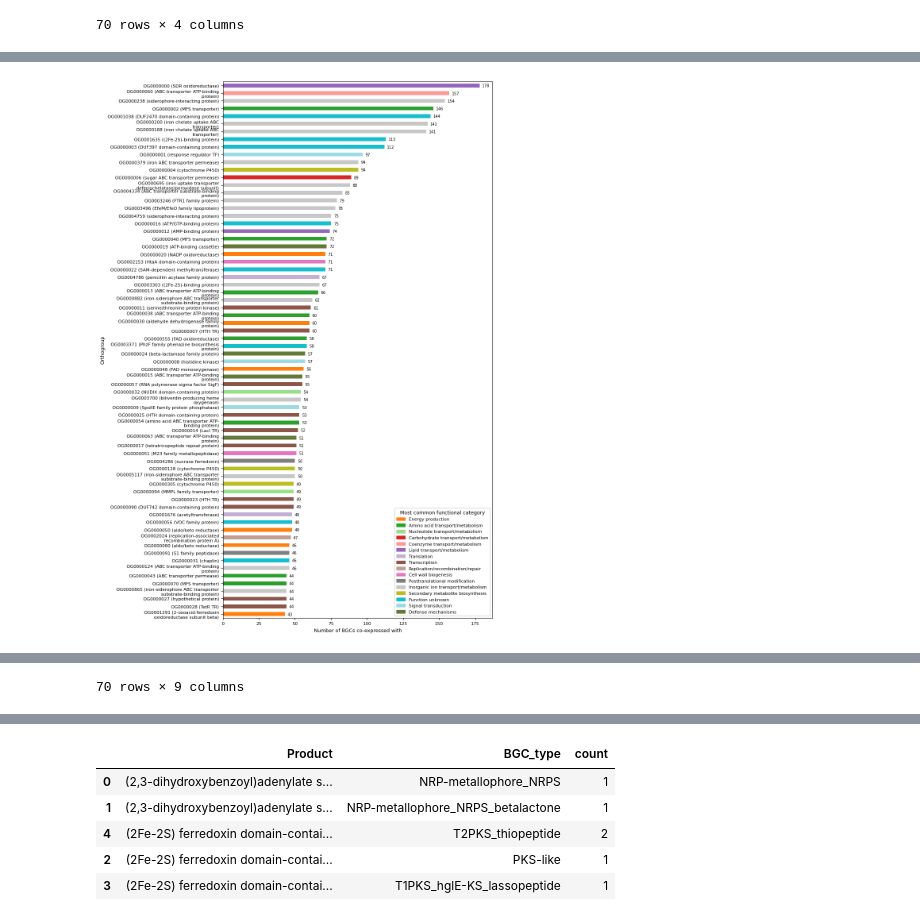
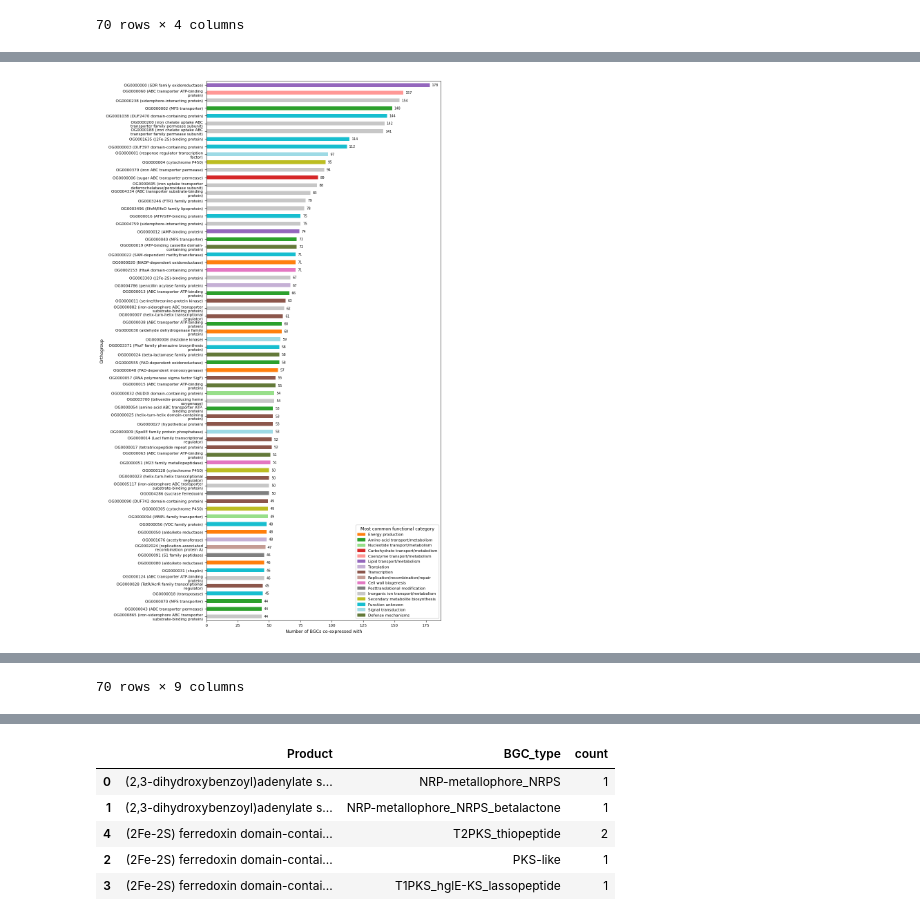
Before and after one commit to arudenko-2025/RNA-Seq-actinomycetota-data-analysis, a Jupyter notebook: jupyter_notebooks/13_iterative_WGCNA_summary_figures.ipynb, the cells around one changed output, grey strips where cells are left out. Cells and saved outputs as stored; diff of their text form; code cells hidden in the pictures.

```diff
--- a/jupyter_notebooks/13_iterative_WGCNA_summary_figures.ipynb
+++ b/jupyter_notebooks/13_iterative_WGCNA_summary_figures.ipynb
@@ -304,7 +338,7 @@ bad_products = {"", "-", "nan", "none", "na", "null", "<na>"}
 d = d[
     d["Product"].notna()
     & (~d["Product"].str.lower().isin(bad_products))
-    & (d["Product"].str.lower() != "hypothetical protein")
+    & (~d["Product"].str.lower().str.contains("hypothetical", na=False, regex=False))
 ].copy()
 
 # -----------------------------
@@ -499,15 +492,21 @@ og_counts
 # %%
+
 # -------------------------
 # ORTHOGROUP summary
 # -------------------------
+# Hypothetical proteins are kept for orthogroup-level summaries.
+
 orthogroup_bgc_summary = (
-    df[df["Orthogroup"].notna()]
+    orthogroup_df[
+        orthogroup_df["Orthogroup"].notna()
+        & (orthogroup_df["Orthogroup"].astype(str).str.strip() != "Singleton")
+    ]
     .groupby("Orthogroup")
     .agg(
-        n_genes=("Geneid", "count"),
+        n_genes=("Geneid", "nunique"),
         n_BGCs=("relevant_BGC_ID", "nunique"),
-        BGC_IDs=("relevant_BGC_ID", lambda x: ",".join(sorted(set(x.dropna())))),
-        BGC_types=("BGC_type", lambda x: ",".join(sorted(set(x.dropna())))),
+        BGC_IDs=("relevant_BGC_ID", lambda x: ",".join(sorted(set(x.dropna().astype(str))))),
+        BGC_types=("BGC_type", lambda x: ",".join(sorted(set(x.dropna().astype(str))))),
         BGC_type_counts=("BGC_type", bgc_type_counts),
     )
     .reset_index()
@@ -541,4 +534,5 @@ orthogroup_bgc_summary.head(50)
 # %%
+
 import pandas as pd
 import matplotlib.pyplot as plt
 import matplotlib.patches as mpatches
@@ -557,8 +551,9 @@ summary = summary[summary["Orthogroup"].astype(str).str.strip() != "Singleton"].
 # --------------------------------------------------
 # Metadata for label + color
 # IMPORTANT: use same Orthogroup-only filter as your summary block
+# Hypothetical proteins are kept here.
 # --------------------------------------------------
-meta = df[df["Orthogroup"].notna()].copy()
+meta = orthogroup_df[orthogroup_df["Orthogroup"].notna()].copy()
 meta = meta[meta["Orthogroup"].astype(str).str.strip() != "Singleton"].copy()
 
 meta["Product"] = meta["Product"].astype("string").str.strip()
@@ -568,8 +563,6 @@ meta.loc[
     meta["Product"].notna() & meta["Product"].str.lower().isin(bad_products),
     "Product"
 ] = pd.NA
-
-meta["Product_short"] = meta["Product"].replace(PRODUCT_RENAME)
 
 meta["COG1"] = (
     meta.get("COG_category", pd.Series([pd.NA] * len(meta), index=meta.index))
@@ -591,7 +584,7 @@ og_top_cog = (
 )
 
 og_top_product = (
-    meta.groupby("Orthogroup")["Product_short"]
+    meta.groupby("Orthogroup")["Product"]
         .apply(lambda s: safe_mode(s, default="unknown"))
         .reset_index(name="top_product")
 )
@@ -604,6 +597,9 @@ summary = (
 
 summary["top_COG"] = summary["top_COG"].fillna("NA")
 summary["top_product"] = summary["top_product"].fillna("unknown")
+
+# Store this annotated table for final export
+orthogroup_summary_annotated = summary.copy()
 
 # --------------------------------------------------
 # Plot top N from the summary itself
@@ -619,7 +615,7 @@ topN["OG_label"] = (
 
 bar_colors = [COG_COLOR.get(c, COG_COLOR["NA"]) for c in topN["top_COG"]]
 
-fig_h = max(7, 0.20 * len(topN))
+fig_h = max(7, 0.23 * len(topN))
 fig, ax = plt.subplots(figsize=(10, fig_h))
 
 bars = ax.barh(
@@ -644,32 +640,32 @@ for b in bars:
 
 present_cogs = list(pd.unique(topN["top_COG"]))
 handles = [
     mpatches.Patch(
         color=COG_COLOR.get(c, COG_COLOR["NA"]),
         label=COG_FULLNAME.get(c, "Unassigned / no COG")
     )
     for c in COG_ORDER
     if c in present_cogs
 ]
 
 ax.legend(
     handles=handles,
     title="Most common functional category",
     loc="lower right",
     frameon=True,
     framealpha=0.9,
     fontsize=8,
     title_fontsize=9
 )
 
 ax.tick_params(axis="y", labelsize=8)
 ax.tick_params(axis="x", labelsize=8)
 
 plt.tight_layout(pad=0.4)
 plt.savefig("Top70_orthogroups_BGCs_noSingleton.png", dpi=350, bbox_inches="tight")
 plt.show()
 
 topN
 # %% [output]
-[figure, old version]
+[figure, new version]
 |  | Orthogroup | n_genes | n_BGCs | BGC_IDs | BGC_types | BGC_type_counts | top_COG | top_product | OG_label |
```
Also changed, not shown: parts of 58 cells of this notebook.
